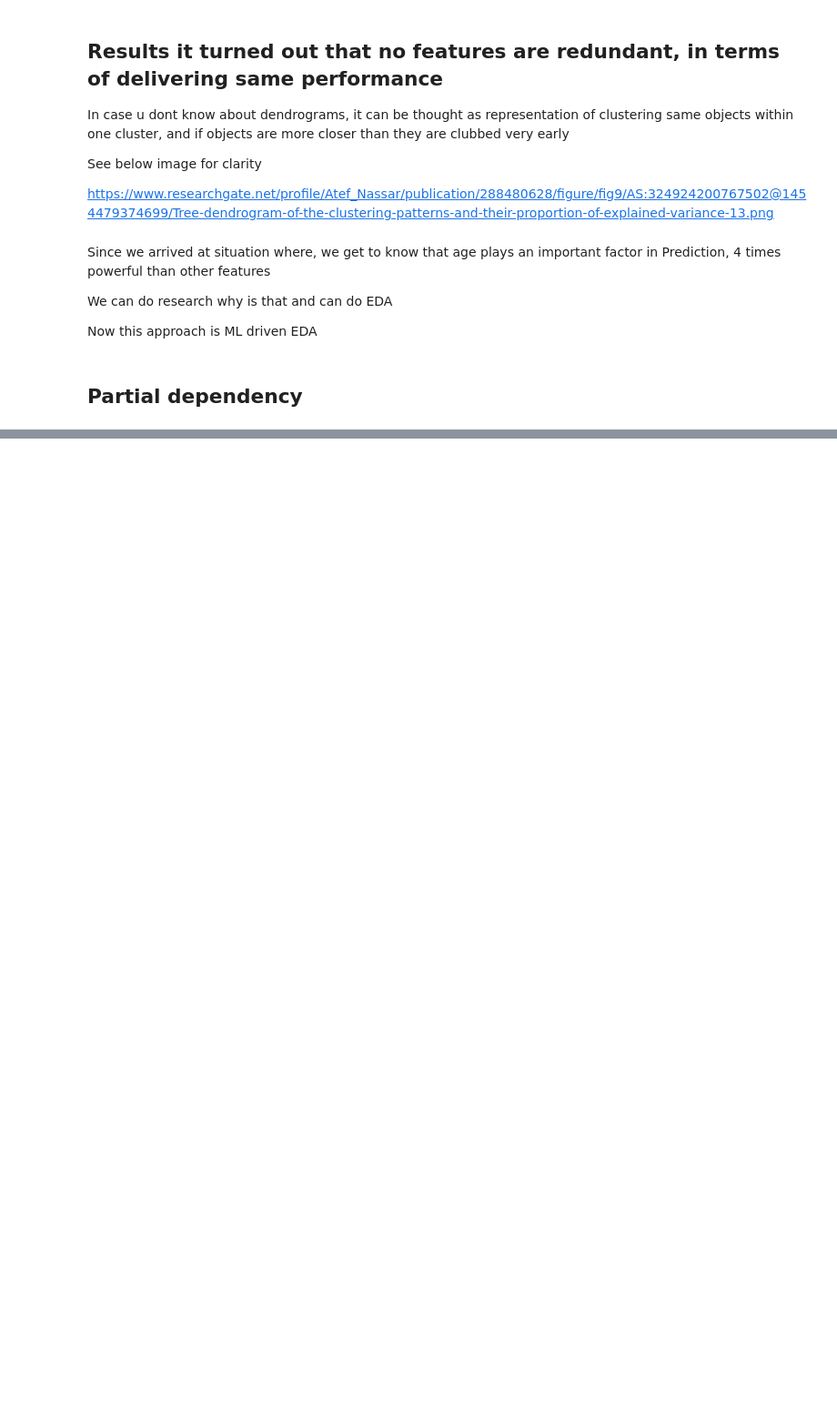
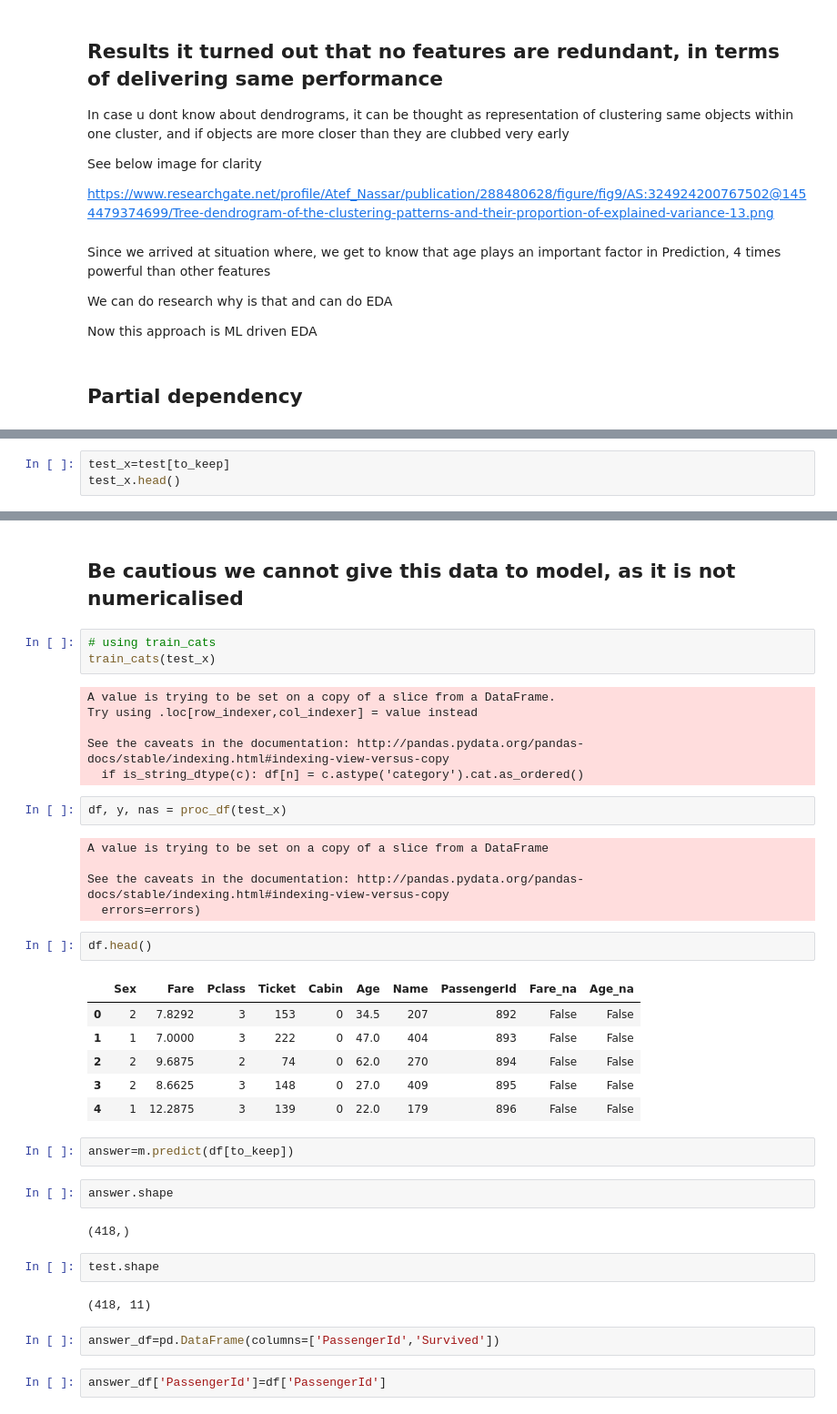
Before and after one commit to Dalakoti07/practisingAI, a Jupyter notebook: Titanic.ipynb, the cells around one changed output, grey strips where cells are left out. Shown: that part at 91% size. Cells and saved outputs as stored; diff of their text form; blank space fills up the shorter version.

```diff
--- a/Titanic.ipynb
+++ b/Titanic.ipynb
@@ -573,0 +595,3 @@ Now this approach is ML driven EDA
+# %%
+test_x=test[to_keep]
+test_x.head()
@@ -573,0 +605,41 @@ Now this approach is ML driven EDA
+# %% [markdown]
+## Be cautious we cannot give this data to model, as it is not numericalised
+# %%
+# using train_cats
+train_cats(test_x)
+# %% [output]
+A value is trying to be set on a copy of a slice from a DataFrame.
+Try using .loc[row_indexer,col_indexer] = value instead
+
+See the caveats in the documentation: http://pandas.pydata.org/pandas-docs/stable/indexing.html#indexing-view-versus-copy
+  if is_string_dtype(c): df[n] = c.astype('category').cat.as_ordered()
+# %%
+df, y, nas = proc_df(test_x)
+# %% [output]
+A value is trying to be set on a copy of a slice from a DataFrame
+
+See the caveats in the documentation: http://pandas.pydata.org/pandas-docs/stable/indexing.html#indexing-view-versus-copy
+  errors=errors)
+# %%
+df.head()
+# %% [output]
+|  | Sex | Fare | Pclass | Ticket | Cabin | Age | Name | PassengerId | Fare_na | Age_na |
+| 0 | 2 | 7.8292 | 3 | 153 | 0 | 34.5 | 207 | 892 | False | False |
+| 1 | 1 | 7.0000 | 3 | 222 | 0 | 47.0 | 404 | 893 | False | False |
+| 2 | 2 | 9.6875 | 2 | 74 | 0 | 62.0 | 270 | 894 | False | False |
+| 3 | 2 | 8.6625 | 3 | 148 | 0 | 27.0 | 409 | 895 | False | False |
+| 4 | 1 | 12.2875 | 3 | 139 | 0 | 22.0 | 179 | 896 | False | False |
+# %%
+answer=m.predict(df[to_keep])
+# %%
+answer.shape
+# %% [output]
+(418,)
+# %%
+test.shape
+# %% [output]
+(418, 11)
+# %%
+answer_df=pd.DataFrame(columns=['PassengerId','Survived'])
+# %%
+answer_df['PassengerId']=df['PassengerId']
```
Also changed, not shown: parts of 10 cells of this notebook.
